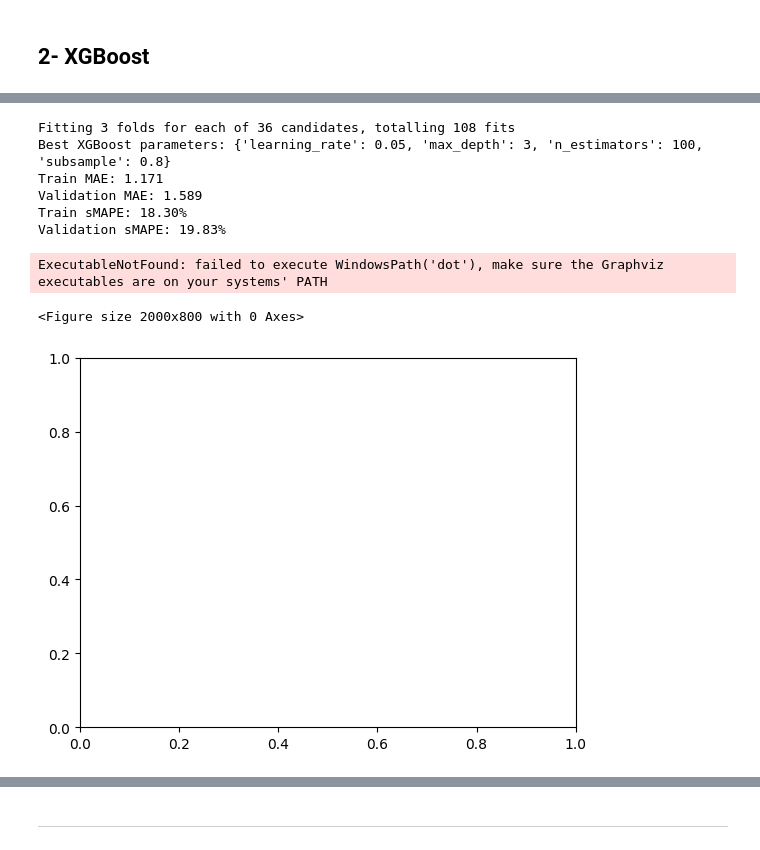
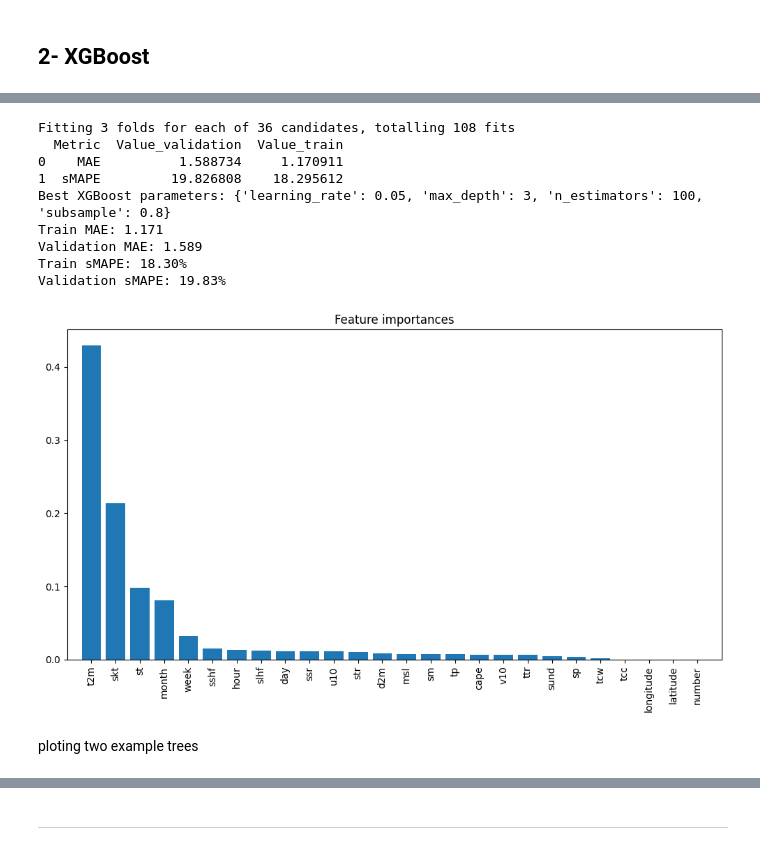
Before and after one commit to k-Refuge/weather-forcasting, a Jupyter notebook: forecasts.ipynb, the cells around one changed output, grey strips where cells are left out. Saved outputs shown, nothing was run; the diff lists cells and outputs as text; code cells hidden in the pictures.

Commit message:
Xgboost_plots for predicted tm

```diff
--- a/forecasts.ipynb
+++ b/forecasts.ipynb
@@ -804,6 +787,7 @@ Note: you may need to restart the kernel to use updated packages.
 # %%
 
 
+from sklearn.model_selection import GridSearchCV
 from xgboost import XGBRegressor, plot_tree
 from sklearn.metrics import mean_absolute_error
 import numpy as np
@@ -848,24 +832,36 @@ mae_val = mean_absolute_error(y_val_real, y_pred_val)
 smape_train = smape(y_train_real, y_pred_train)
 smape_val = smape(y_val_real, y_pred_val)
 
-print("Best XGBoost parameters:", grid_search.best_params_)
-print(f"Train MAE: {mae_train:.3f}")
-print(f"Validation MAE: {mae_val:.3f}")
-print(f"Train sMAPE: {smape_train:.2f}%")
-print(f"Validation sMAPE: {smape_val:.2f}%")
 
-# Visualize the first tree
-plt.figure(figsize=(20, 8))
-plot_tree(best_xgb, num_trees=0, rankdir='LR')
-plt.title("First Tree of the Best XGBoost Model")
-plt.show()
+# Show results in a table
+results_df = pd.DataFrame({
+    "Metric": ["MAE", "sMAPE"],
+    "Value_validation": [mae_val, smape_val],
+    "Value_train": [mae_train, smape_train]
+})
+print(results_df)
 # %% [output]
 Fitting 3 folds for each of 36 candidates, totalling 108 fits
+  Metric  Value_validation  Value_train
+0    MAE          1.588734     1.170911
+1  sMAPE         19.826808    18.295612
 Best XGBoost parameters: {'learning_rate': 0.05, 'max_depth': 3, 'n_estimators': 100, 'subsample': 0.8}
 Train MAE: 1.171
 Validation MAE: 1.589
 Train sMAPE: 18.30%
 Validation sMAPE: 19.83%
-ExecutableNotFound: failed to execute WindowsPath('dot'), make sure the Graphviz executables are on your systems' PATH
-<Figure size 2000x800 with 0 Axes>
-[figure, removed]
+# %%
+# Plot feature importances
+importances = best_xgb.feature_importances_
+indices = np.argsort(importances)[::-1]
+plt.figure(figsize=(10, 6))
+plt.title("Feature importances")
+plt.bar(range(X_train.shape[1]), importances[indices], align="center")
+plt.xticks(range(X_train.shape[1]), np.array(train_df_X.columns)[indices], rotation=90)
+plt.xlim([-1, X_train.shape[1]])
+plt.tight_layout()
+plt.show()
+# %% [output]
+[figure, added]
+# %% [markdown]
+ploting two example trees
```
Also changed, not shown: parts of 7 cells of this notebook.
